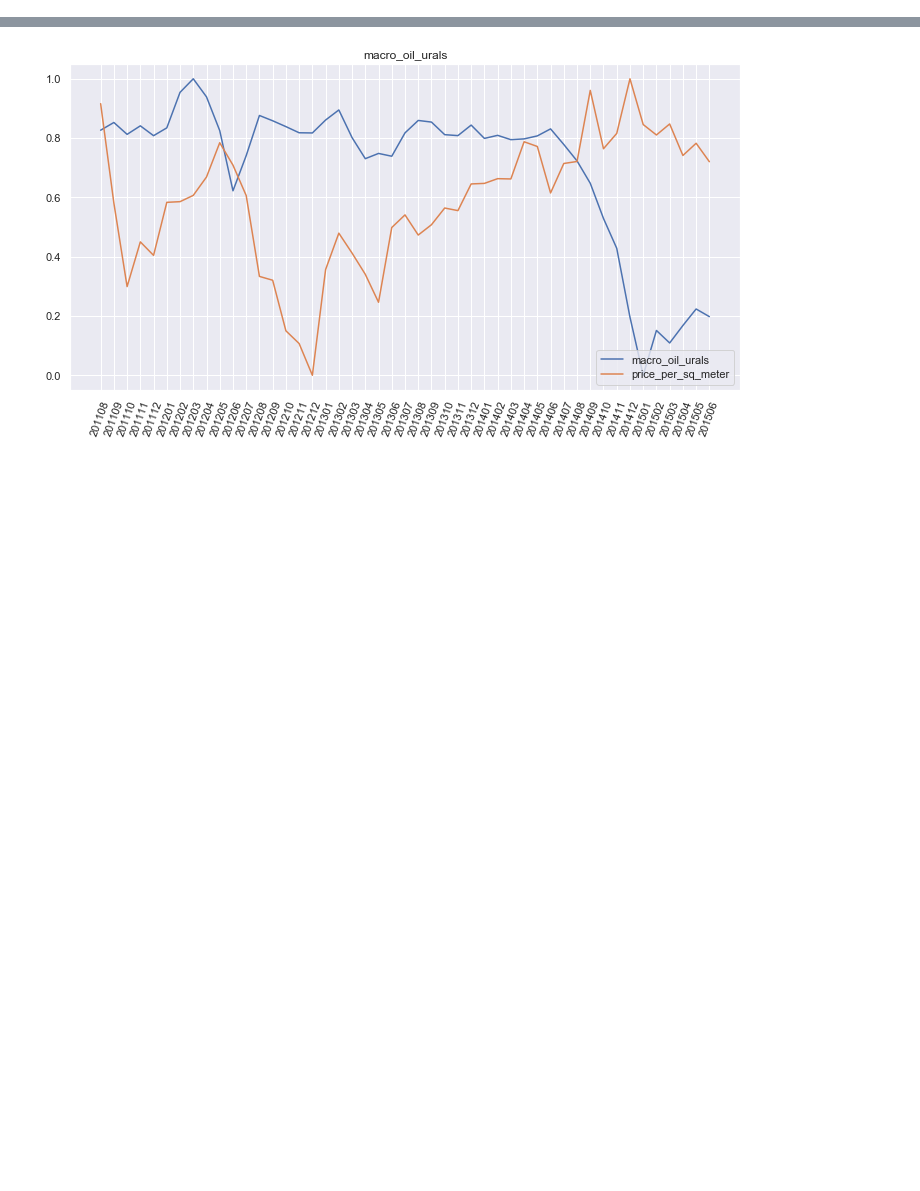
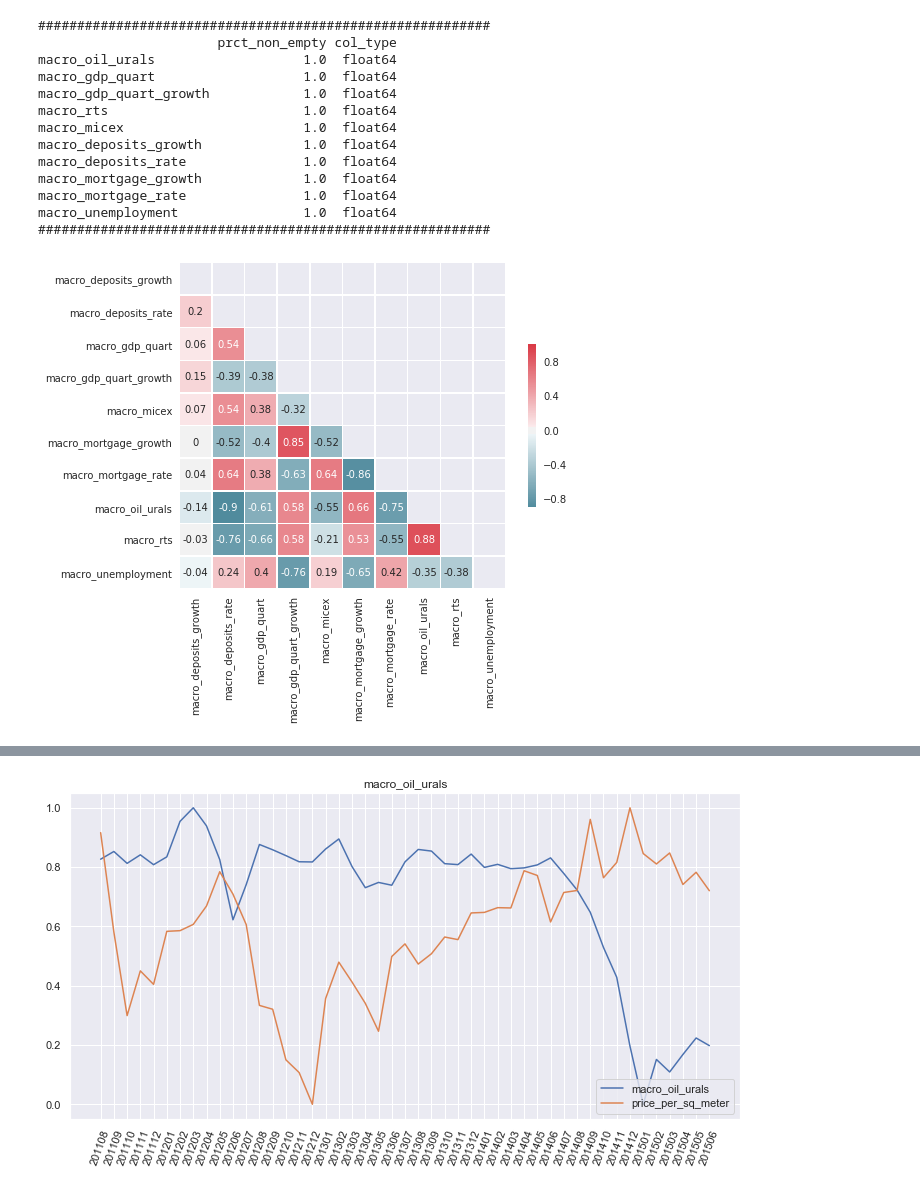
Before and after one commit to AndrewSukhobok95/HousePriceAnalysis_with_shap, a Jupyter notebook: visualization/MacroAnalysis.ipynb, the cells around one changed output, grey strips where cells are left out. Saved outputs shown, nothing was run; the diff lists cells and outputs as text; code cells hidden in the pictures; blank space fills up the shorter version.

```diff
--- a/visualization/MacroAnalysis.ipynb
+++ b/visualization/MacroAnalysis.ipynb
@@ -88,6 +89,42 @@ mcols = ['timestamp_year_month',
 
 macro_with_avg_price_gb = macro_with_avg_price_df[mcols].groupby(['timestamp_year_month'])
 macro_with_avg_price_df_grouped = macro_with_avg_price_gb.mean()
+# %%
+macro_cols = [
+#     'timestamp_year_month',
+#     'price_per_sq_meter',
+    'macro_oil_urals',
+    'macro_gdp_quart',
+    'macro_gdp_quart_growth',
+    'macro_rts',
+    'macro_micex',
+    # 'macro_micex_rgbi_tr',
+    # 'macro_micex_cbi_tr',
+    # 'macro_deposits_value',
+    'macro_deposits_growth',
+    'macro_deposits_rate',
+    # 'macro_mortgage_value',
+    'macro_mortgage_growth',
+    'macro_mortgage_rate',
+    'macro_unemployment'
+]
+
+r = get_corr_empty_info(train_with_macro_df, macro_cols)
+# %% [output]
+##########################################################
+                       prct_non_empty col_type
+macro_oil_urals                   1.0  float64
+macro_gdp_quart                   1.0  float64
+macro_gdp_quart_growth            1.0  float64
+macro_rts                         1.0  float64
+macro_micex                       1.0  float64
+macro_deposits_growth             1.0  float64
+macro_deposits_rate               1.0  float64
+macro_mortgage_growth             1.0  float64
+macro_mortgage_rate               1.0  float64
+macro_unemployment                1.0  float64
+##########################################################
+[figure, added]
 # %%
 last_avg_price = macro_with_avg_price_df_grouped.price_per_sq_meter.loc["201506"]
 macro_factor_multiplier = macro_with_avg_price_df_grouped.price_per_sq_meter / last_avg_price
```
Also changed, not shown: parts of 10 cells of this notebook, 9 other files.
